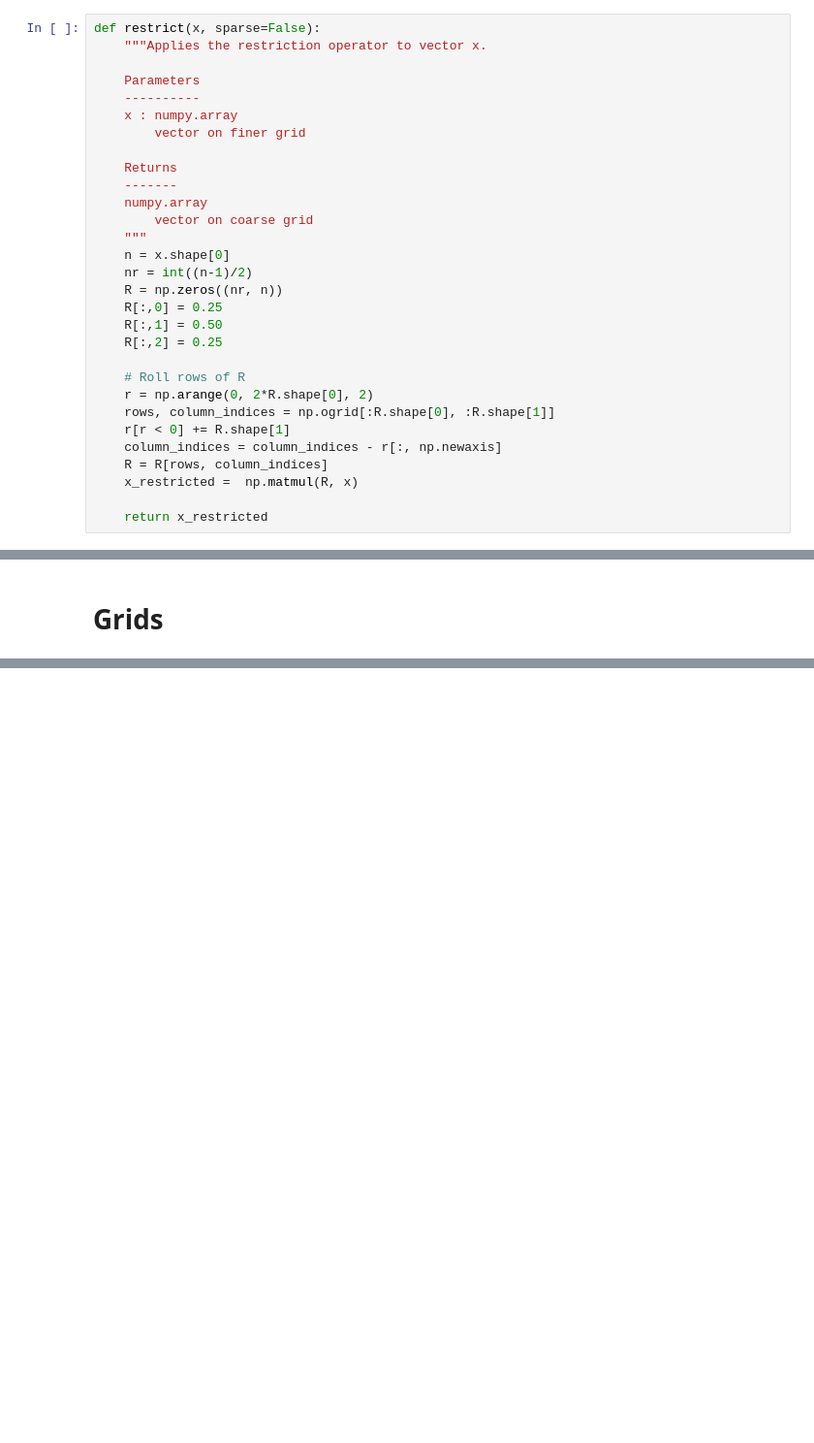
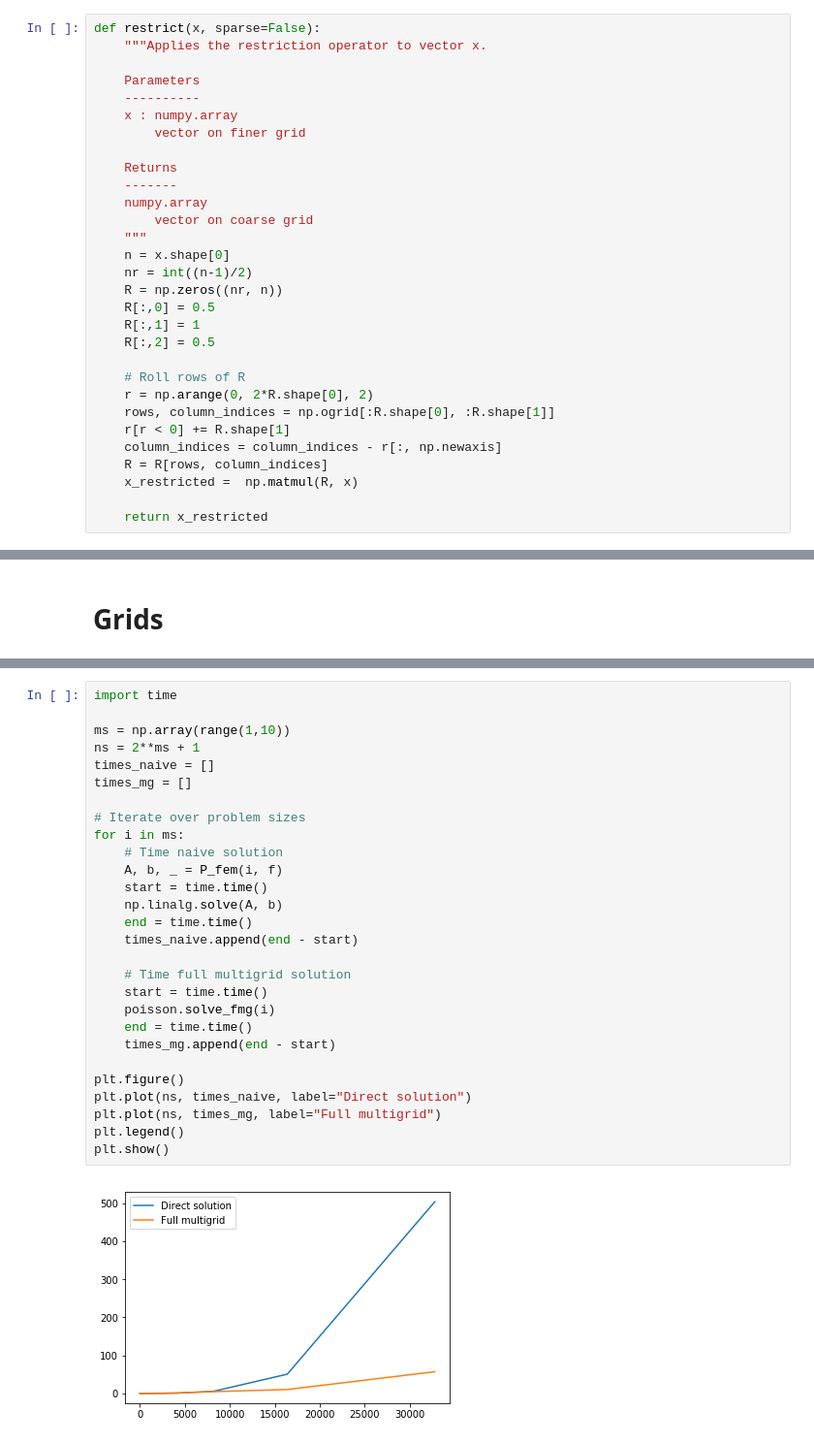
Before and after one commit to phak1/fem-project, a Jupyter notebook: multigrid_prototyping.ipynb, the cells around one changed output, grey strips where cells are left out. Shown: that part at 97% size. Saved outputs shown, nothing was run; the diff lists cells and outputs as text; blank space fills up the shorter version.

```diff
--- a/multigrid_prototyping.ipynb
+++ b/multigrid_prototyping.ipynb
@@ -20,9 +21,9 @@ def restrict(x, sparse=False):
     n = x.shape[0]
     nr = int((n-1)/2)
     R = np.zeros((nr, n))
-    R[:,0] = 0.25
-    R[:,1] = 0.50
-    R[:,2] = 0.25
+    R[:,0] = 0.5
+    R[:,1] = 1
+    R[:,2] = 0.5
 
     # Roll rows of R
     r = np.arange(0, 2*R.shape[0], 2)
@@ -253,0 +301,30 @@ poisson.plot_fmg_solution_error()
+# %%
+import time
+
+ms = np.array(range(1,10))
+ns = 2**ms + 1
+times_naive = []
+times_mg = []
+
+# Iterate over problem sizes
+for i in ms:
+    # Time naive solution
+    A, b, _ = P_fem(i, f)
+    start = time.time()
+    np.linalg.solve(A, b)
+    end = time.time()
+    times_naive.append(end - start)
+
+    # Time full multigrid solution
+    start = time.time()
+    poisson.solve_fmg(i)
+    end = time.time()
+    times_mg.append(end - start)
+
+plt.figure()
+plt.plot(ns, times_naive, label="Direct solution")
+plt.plot(ns, times_mg, label="Full multigrid")
+plt.legend()
+plt.show()
+# %% [output]
+[figure, added]
```
Also changed, not shown: parts of 10 cells of this notebook, 2 other files.
